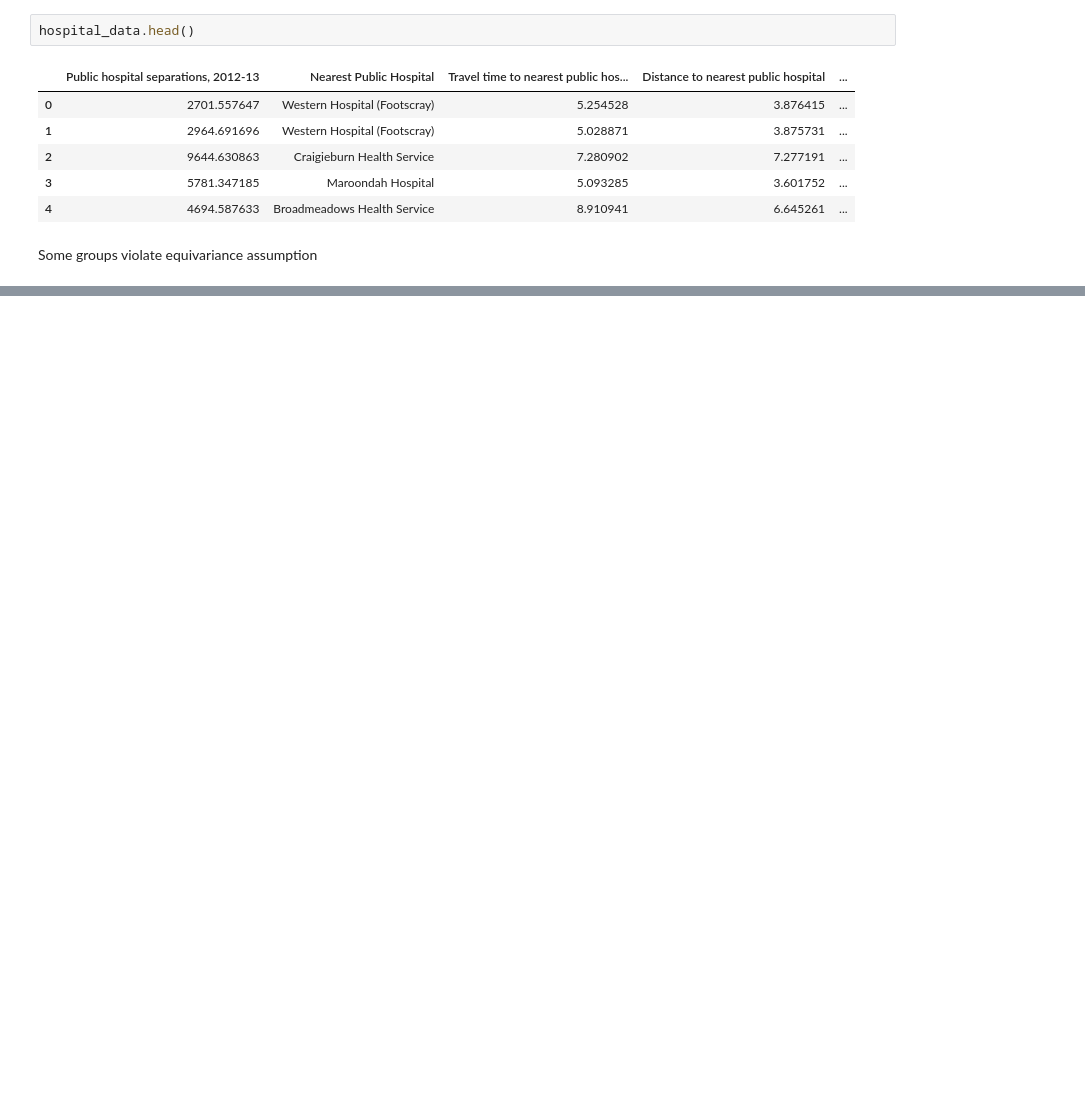
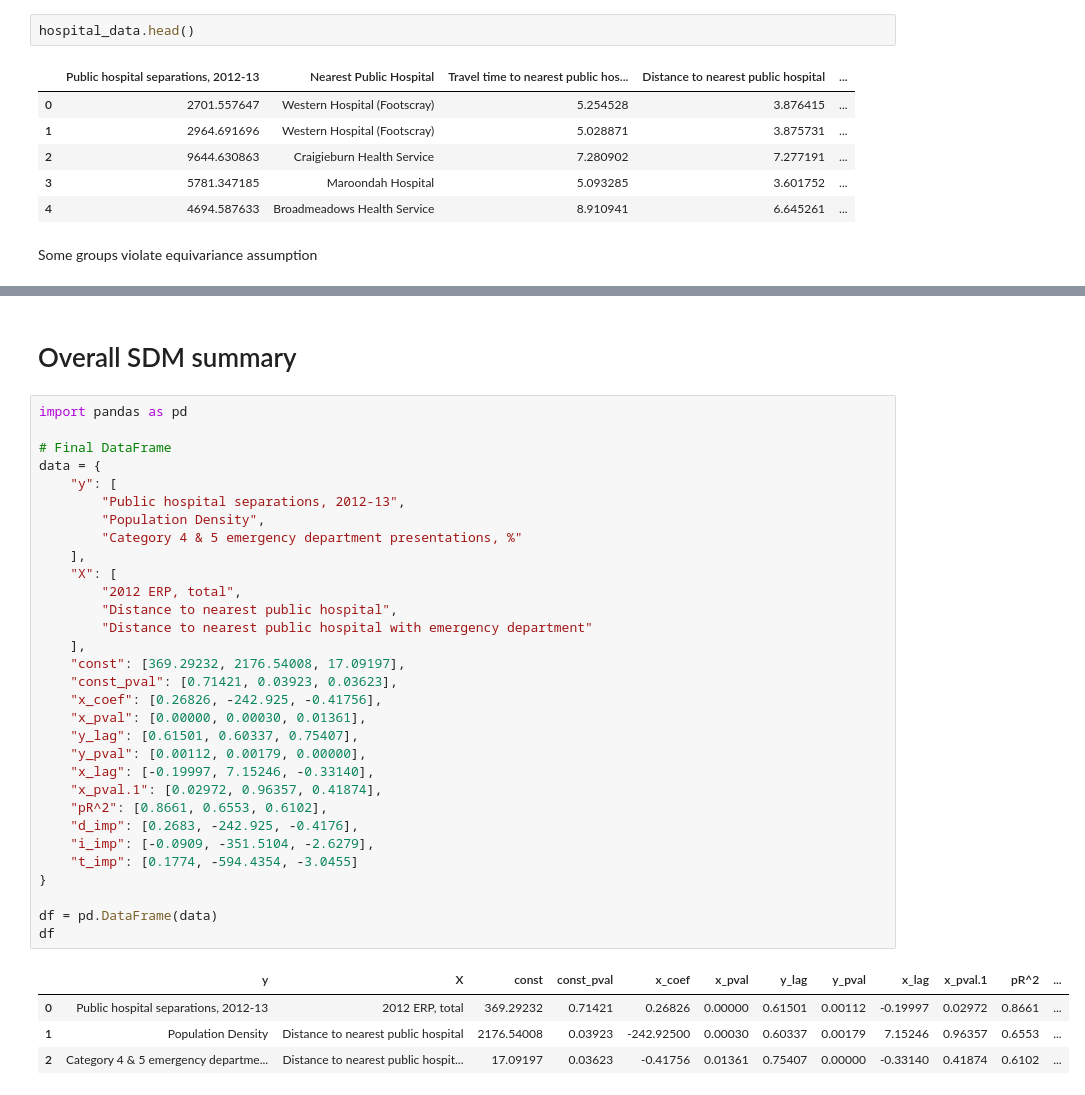
Before and after one commit to Subhasis-Biswas/ML4CPS_Project2, a Jupyter notebook: access_to_healthcare.ipynb, the cells around one changed output, grey strips where cells are left out. Drawn from its saved outputs; the diff is of its cells as text; blank space fills up the shorter version.

```diff
--- a/access_to_healthcare.ipynb
+++ b/access_to_healthcare.ipynb
@@ -1776,0 +533,38 @@ P-value: 0.0150
+# %% [markdown]
+# Overall SDM summary
+# %%
+import pandas as pd
+
+# Final DataFrame
+data = {
+    "y": [
+        "Public hospital separations, 2012-13",
+        "Population Density",
+        "Category 4 & 5 emergency department presentations, %"
+    ],
+    "X": [
+        "2012 ERP, total",
+        "Distance to nearest public hospital",
+        "Distance to nearest public hospital with emergency department"
+    ],
+    "const": [369.29232, 2176.54008, 17.09197],
+    "const_pval": [0.71421, 0.03923, 0.03623],
+    "x_coef": [0.26826, -242.925, -0.41756],
+    "x_pval": [0.00000, 0.00030, 0.01361],
+    "y_lag": [0.61501, 0.60337, 0.75407],
+    "y_pval": [0.00112, 0.00179, 0.00000],
+    "x_lag": [-0.19997, 7.15246, -0.33140],
+    "x_pval.1": [0.02972, 0.96357, 0.41874],
+    "pR^2": [0.8661, 0.6553, 0.6102],
+    "d_imp": [0.2683, -242.925, -0.4176],
+    "i_imp": [-0.0909, -351.5104, -2.6279],
+    "t_imp": [0.1774, -594.4354, -3.0455]
+}
+
+df = pd.DataFrame(data)
+df
+# %% [output]
+|  | y | X | const | const_pval | x_coef | x_pval | y_lag | y_pval | x_lag | x_pval.1 | pR^2 | ... |
+| 0 | Public hospital separations, 2012-13 | 2012 ERP, total | 369.29232 | 0.71421 | 0.26826 | 0.00000 | 0.61501 | 0.00112 | -0.19997 | 0.02972 | 0.8661 | ... |
+| 1 | Population Density | Distance to nearest public hospital | 2176.54008 | 0.03923 | -242.92500 | 0.00030 | 0.60337 | 0.00179 | 7.15246 | 0.96357 | 0.6553 | ... |
+| 2 | Category 4 & 5 emergency departme... | Distance to nearest public hospit... | 17.09197 | 0.03623 | -0.41756 | 0.01361 | 0.75407 | 0.00000 | -0.33140 | 0.41874 | 0.6102 | ... |
```
Also changed, not shown: parts of 77 cells of this notebook, 1 other file.
